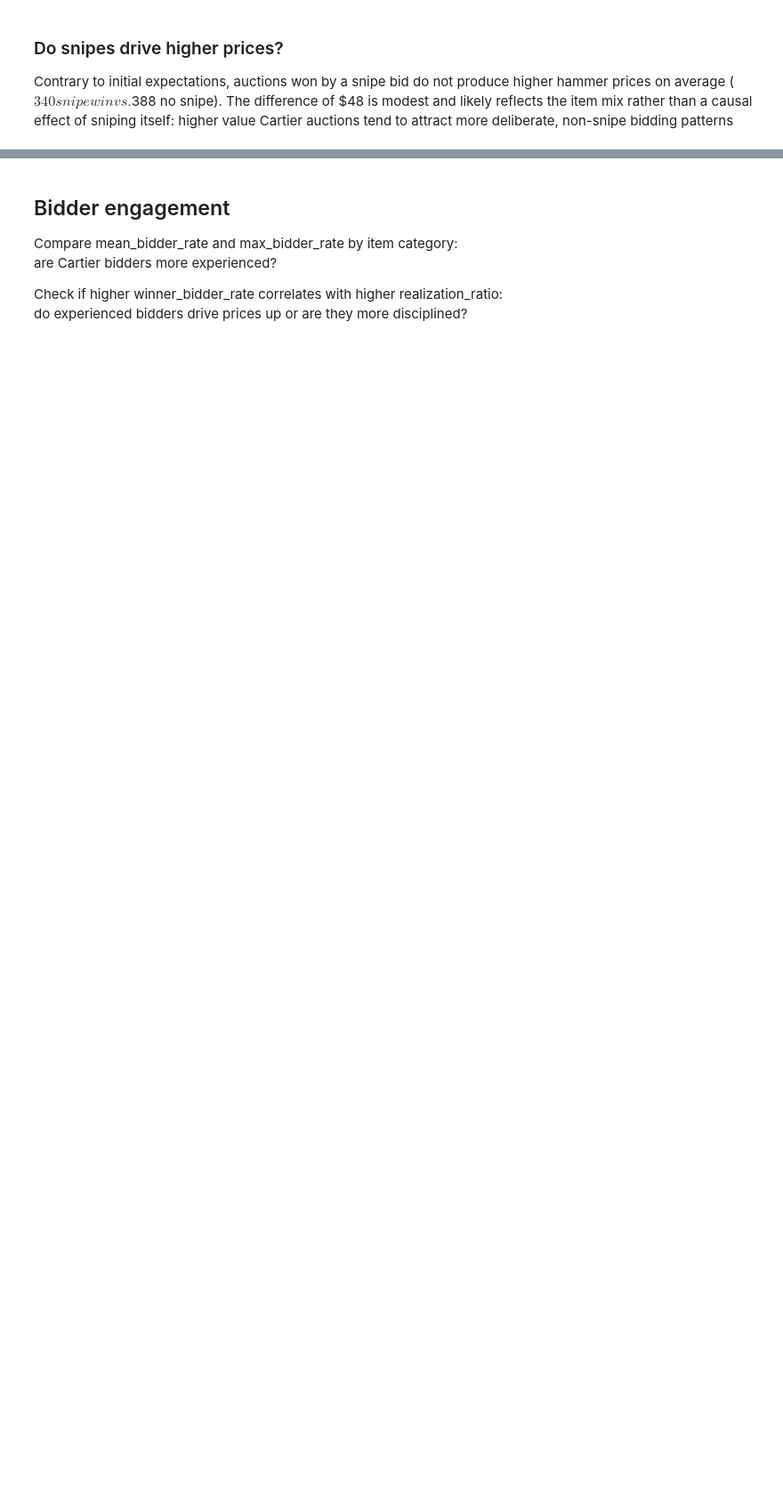
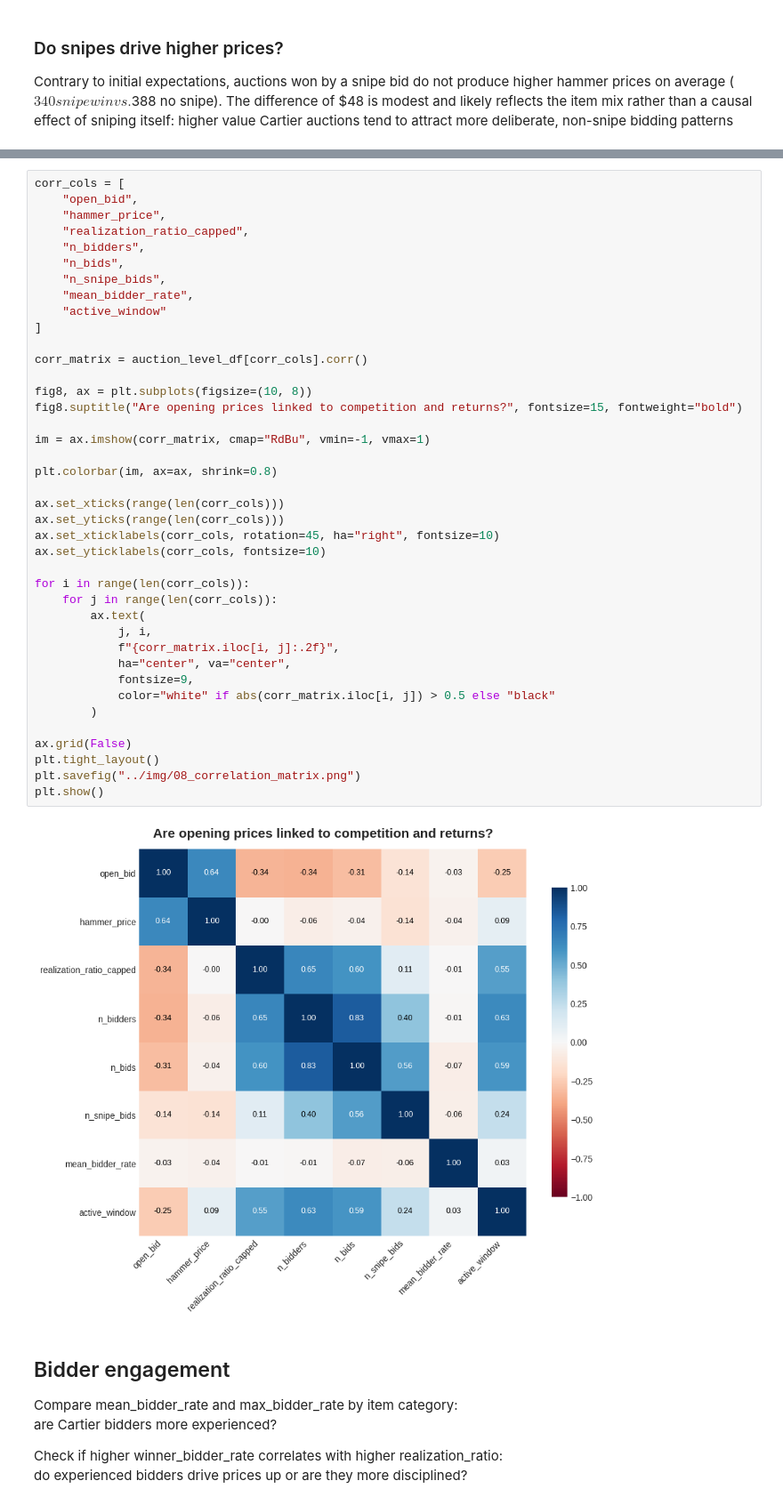
Before and after one commit to IreneGrisenti/Online_Auction_Analysis, a Jupyter notebook: notebooks/analysis.ipynb, the cells around one changed output, grey strips where cells are left out. Shown at 89% size. Cells and saved outputs as stored; diff of their text form; blank space fills up the shorter version.

```diff
--- a/notebooks/analysis.ipynb
+++ b/notebooks/analysis.ipynb
@@ -455,3 +602,45 @@ Grouping auctions into opening price bands (low/mid/high) and comparing average
+# %%
+corr_cols = [
+    "open_bid",
+    "hammer_price",
+    "realization_ratio_capped",
+    "n_bidders",
+    "n_bids",
+    "n_snipe_bids",
+    "mean_bidder_rate",
+    "active_window"
+]
+
+corr_matrix = auction_level_df[corr_cols].corr()
+
+fig8, ax = plt.subplots(figsize=(10, 8))
+fig8.suptitle("Are opening prices linked to competition and returns?", fontsize=15, fontweight="bold")
+
+im = ax.imshow(corr_matrix, cmap="RdBu", vmin=-1, vmax=1)
+
+plt.colorbar(im, ax=ax, shrink=0.8)
+
+ax.set_xticks(range(len(corr_cols)))
+ax.set_yticks(range(len(corr_cols)))
+ax.set_xticklabels(corr_cols, rotation=45, ha="right", fontsize=10)
+ax.set_yticklabels(corr_cols, fontsize=10)
+
+for i in range(len(corr_cols)):
+    for j in range(len(corr_cols)):
+        ax.text(
+            j, i,
+            f"{corr_matrix.iloc[i, j]:.2f}",
+            ha="center", va="center",
+            fontsize=9,
+            color="white" if abs(corr_matrix.iloc[i, j]) > 0.5 else "black"
+        )
+
+ax.grid(False)
+plt.tight_layout()
+plt.savefig("../img/08_correlation_matrix.png")
+plt.show()
+# %% [output]
+[figure, added]
 # %% [markdown]
 ## Bidder engagement
 
```
Also changed, not shown: parts of 21 cells of this notebook, 10 other files.
